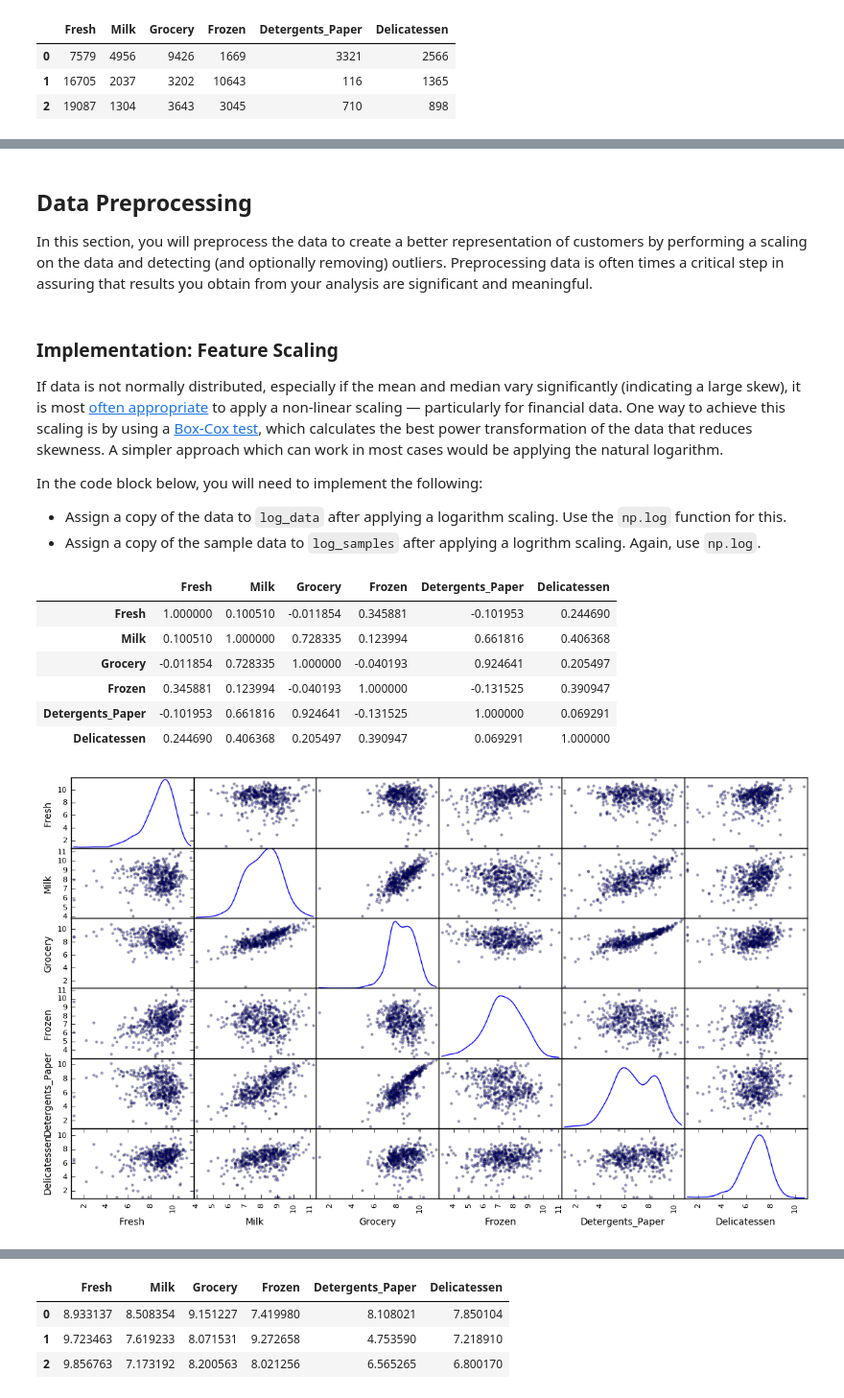
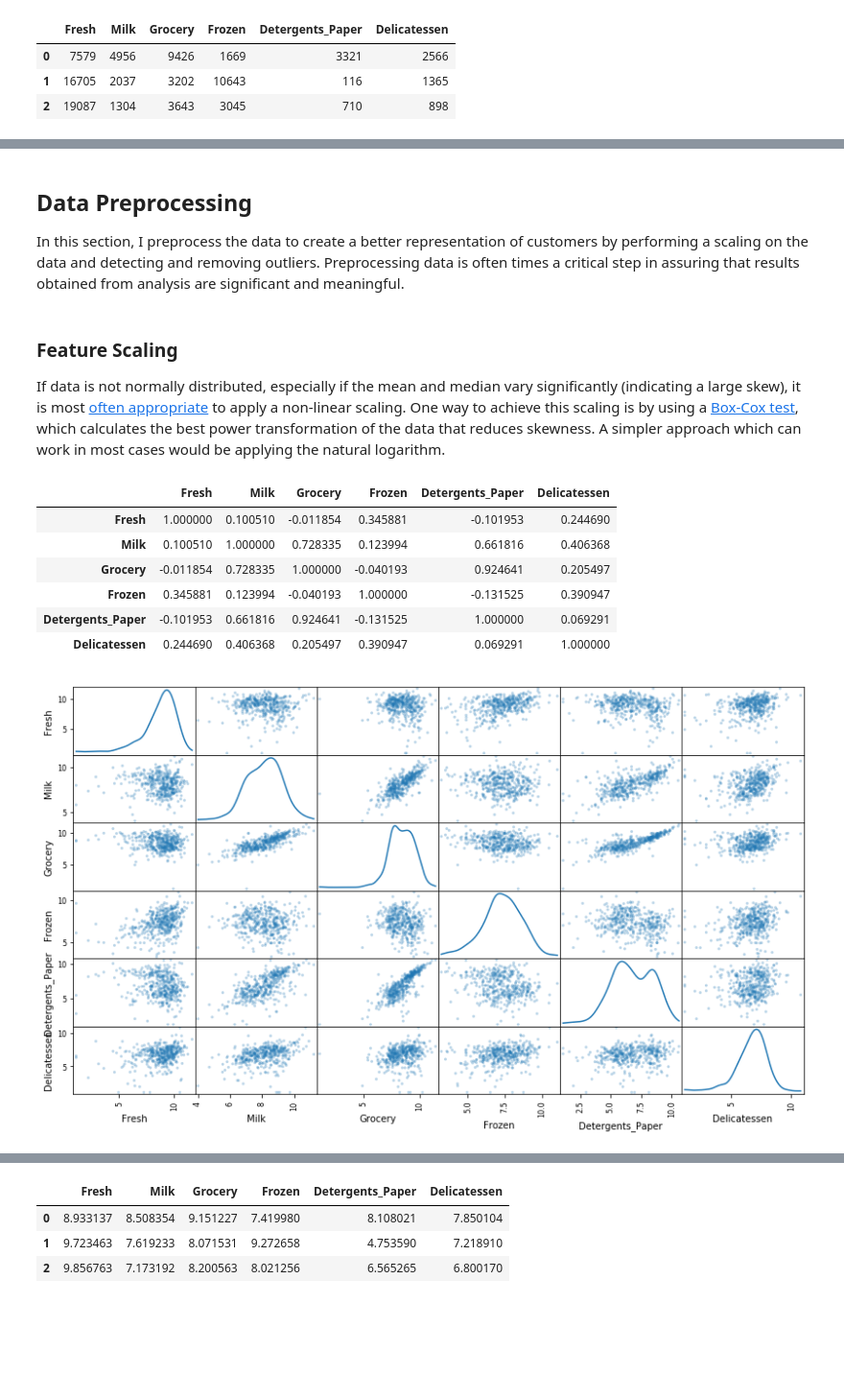
Before and after one commit to shellshock1911/Creating-Customer-Segments, a Jupyter notebook: customer_segments.ipynb, the cells around one changed output, grey strips where cells are left out. Shown at 96% size. Cells and saved outputs as stored; diff of their text form; code cells hidden in the pictures; blank space fills up the shorter version.

```diff
--- a/customer_segments.ipynb
+++ b/customer_segments.ipynb
@@ -169,33 +146,29 @@ display(data.corr())
 # %% [markdown]
 ## Data Preprocessing
-In this section, you will preprocess the data to create a better representation of customers by performing a scaling on the data and detecting (and optionally removing) outliers. Preprocessing data is often times a critical step in assuring that results you obtain from your analysis are significant and meaningful.
+In this section, I preprocess the data to create a better representation of customers by performing a scaling on the data and detecting and removing outliers. Preprocessing data is often times a critical step in assuring that results obtained from analysis are significant and meaningful.
 # %% [markdown]
-### Implementation: Feature Scaling
-If data is not normally distributed, especially if the mean and median vary significantly (indicating a large skew), it is most [often appropriate](http://econbrowser.com/archives/2014/02/use-of-logarithms-in-economics) to apply a non-linear scaling — particularly for financial data. One way to achieve this scaling is by using a [Box-Cox test](http://scipy.github.io/devdocs/generated/scipy.stats.boxcox.html), which calculates the best power transformation of the data that reduces skewness. A simpler approach which can work in most cases would be applying the natural logarithm.
-
-In the code block below, you will need to implement the following:
- - Assign a copy of the data to `log_data` after applying a logarithm scaling. Use the `np.log` function for this.
- - Assign a copy of the sample data to `log_samples` after applying a logrithm scaling. Again, use `np.log`.
+### Feature Scaling
+If data is not normally distributed, especially if the mean and median vary significantly (indicating a large skew), it is most [often appropriate](http://econbrowser.com/archives/2014/02/use-of-logarithms-in-economics) to apply a non-linear scaling. One way to achieve this scaling is by using a [Box-Cox test](http://scipy.github.io/devdocs/generated/scipy.stats.boxcox.html), which calculates the best power transformation of the data that reduces skewness. A simpler approach which can work in most cases would be applying the natural logarithm.
 # %%
-# TODO: Scale the data using the natural logarithm
+# Scale the data using the natural logarithm
 log_data = np.log(data)
 
-# TODO: Scale the sample data using the natural logarithm
+# Scale the sample data using the natural logarithm
 log_samples = np.log(samples)
 
 # Produce a scatter matrix for each pair of newly-transformed features
-pd.scatter_matrix(log_data, alpha = 0.3, figsize = (14,8), diagonal = 'kde');
+pd.plotting.scatter_matrix(log_data, alpha = 0.3, figsize = (14,8), diagonal = 'kde');
 
-#Numeric visualization
+# Numeric visualization
 display(data.corr())
 # %% [output]
 |  | Fresh | Milk | Grocery | Frozen | Detergents_Paper | Delicatessen |
 | Fresh | 1.000000 | 0.100510 | -0.011854 | 0.345881 | -0.101953 | 0.244690 |
 | Milk | 0.100510 | 1.000000 | 0.728335 | 0.123994 | 0.661816 | 0.406368 |
 | Grocery | -0.011854 | 0.728335 | 1.000000 | -0.040193 | 0.924641 | 0.205497 |
 | Frozen | 0.345881 | 0.123994 | -0.040193 | 1.000000 | -0.131525 | 0.390947 |
 | Detergents_Paper | -0.101953 | 0.661816 | 0.924641 | -0.131525 | 1.000000 | 0.069291 |
 | Delicatessen | 0.244690 | 0.406368 | 0.205497 | 0.390947 | 0.069291 | 1.000000 |
-[figure, old version]
+[figure, new version]
 # %% [markdown]
 ### Observation
```
Also changed, not shown: parts of 62 cells of this notebook.
